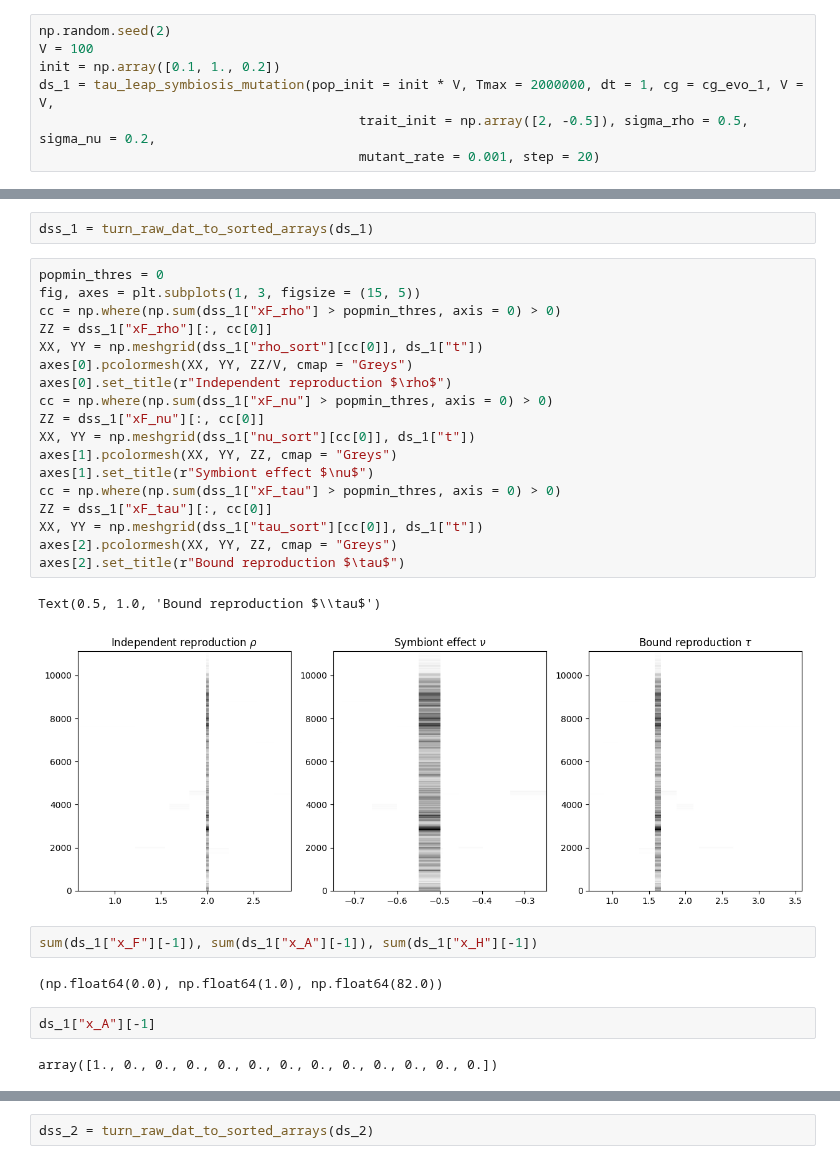
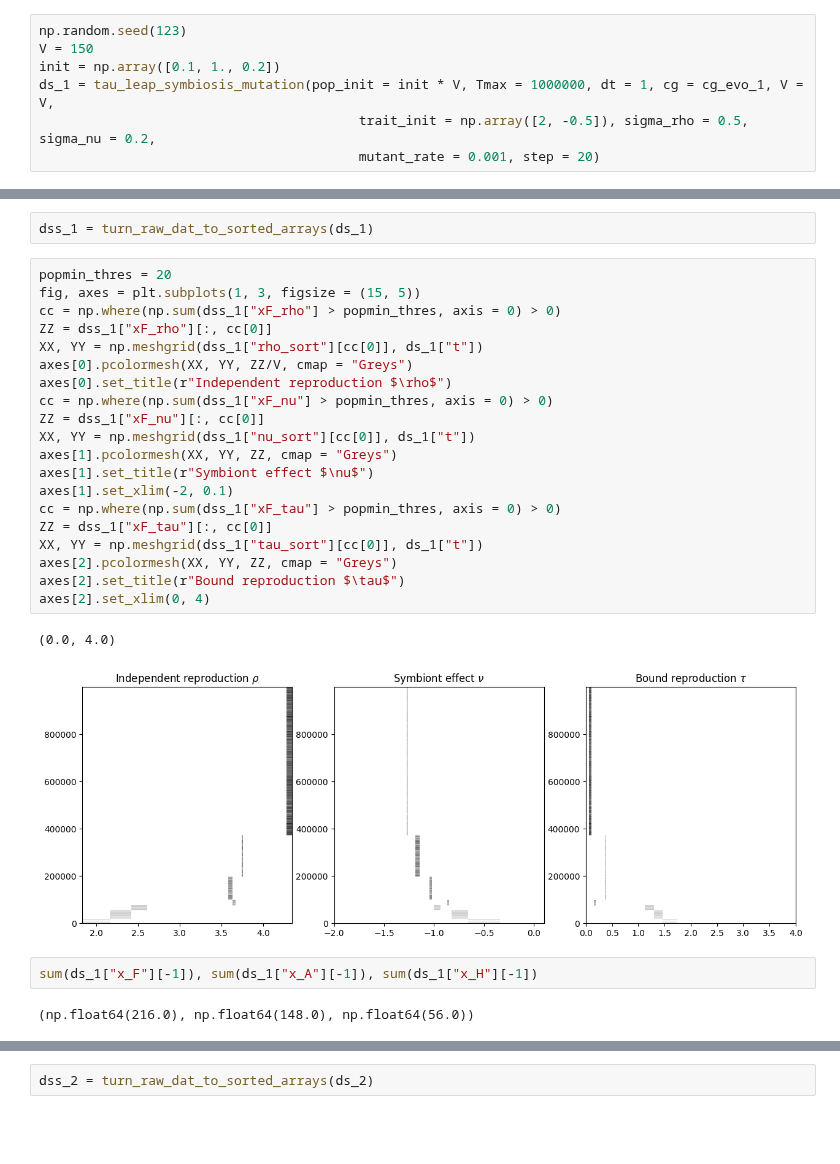
Before and after one commit to linh-phuong/symbiosis_3D_tradeoff, a Jupyter notebook: simulation_scenario_3.ipynb, the cells around one changed output, grey strips where cells are left out. Cells and saved outputs as stored; diff of their text form; blank space fills up the shorter version.

```diff
--- a/simulation_scenario_3.ipynb
+++ b/simulation_scenario_3.ipynb
@@ -7,9 +9,9 @@ from tools_evo_dyn import tau_leap_symbiosis_mutation
 cg_evo_1 =  Config(dict(eta = 4.12, g = 1.312, mu = 1.4, alpha = 1.2, gamma = 1.23, p = 0.1, beta = 2.1,
                         r = 2.3, d = 1.3, theta = 8., v = 4.52, h = 0.382, nu_max = 3))
 # %%
-np.random.seed(2)
-V = 100
+np.random.seed(123)
+V = 150
 init = np.array([0.1, 1., 0.2])
-ds_1 = tau_leap_symbiosis_mutation(pop_init = init * V, Tmax = 2000000, dt = 1, cg = cg_evo_1, V = V,
+ds_1 = tau_leap_symbiosis_mutation(pop_init = init * V, Tmax = 1000000, dt = 1, cg = cg_evo_1, V = V,
                                          trait_init = np.array([2, -0.5]), sigma_rho = 0.5, sigma_nu = 0.2,
                                          mutant_rate = 0.001, step = 20)
@@ -30,32 +18,30 @@ ValueError: setting an array element with a sequence. The requested array has an
 # %%
 dss_1 = turn_raw_dat_to_sorted_arrays(ds_1)
 # %%
-popmin_thres = 0
+popmin_thres = 20
 fig, axes = plt.subplots(1, 3, figsize = (15, 5))
 cc = np.where(np.sum(dss_1["xF_rho"] > popmin_thres, axis = 0) > 0)
 ZZ = dss_1["xF_rho"][:, cc[0]]
 XX, YY = np.meshgrid(dss_1["rho_sort"][cc[0]], ds_1["t"])
 axes[0].pcolormesh(XX, YY, ZZ/V, cmap = "Greys")
 axes[0].set_title(r"Independent reproduction $\rho$")
 cc = np.where(np.sum(dss_1["xF_nu"] > popmin_thres, axis = 0) > 0)
 ZZ = dss_1["xF_nu"][:, cc[0]]
 XX, YY = np.meshgrid(dss_1["nu_sort"][cc[0]], ds_1["t"])
 axes[1].pcolormesh(XX, YY, ZZ, cmap = "Greys")
 axes[1].set_title(r"Symbiont effect $\nu$")
+axes[1].set_xlim(-2, 0.1)
 cc = np.where(np.sum(dss_1["xF_tau"] > popmin_thres, axis = 0) > 0)
 ZZ = dss_1["xF_tau"][:, cc[0]]
 XX, YY = np.meshgrid(dss_1["tau_sort"][cc[0]], ds_1["t"])
 axes[2].pcolormesh(XX, YY, ZZ, cmap = "Greys")
 axes[2].set_title(r"Bound reproduction $\tau$")
+axes[2].set_xlim(0, 4)
 # %% [output]
-Text(0.5, 1.0, 'Bound reproduction $\\tau$')
+(0.0, 4.0)
-[figure, old version]
+[figure, new version]
 # %%
 sum(ds_1["x_F"][-1]), sum(ds_1["x_A"][-1]), sum(ds_1["x_H"][-1])
 # %% [output]
-(np.float64(0.0), np.float64(1.0), np.float64(82.0))
+(np.float64(216.0), np.float64(148.0), np.float64(56.0))
-# %%
-ds_1["x_A"][-1]
-# %% [output]
-array([1., 0., 0., 0., 0., 0., 0., 0., 0., 0., 0., 0., 0.])
 # %%
```
Also changed, not shown: parts of 8 cells of this notebook, 1 other file.
